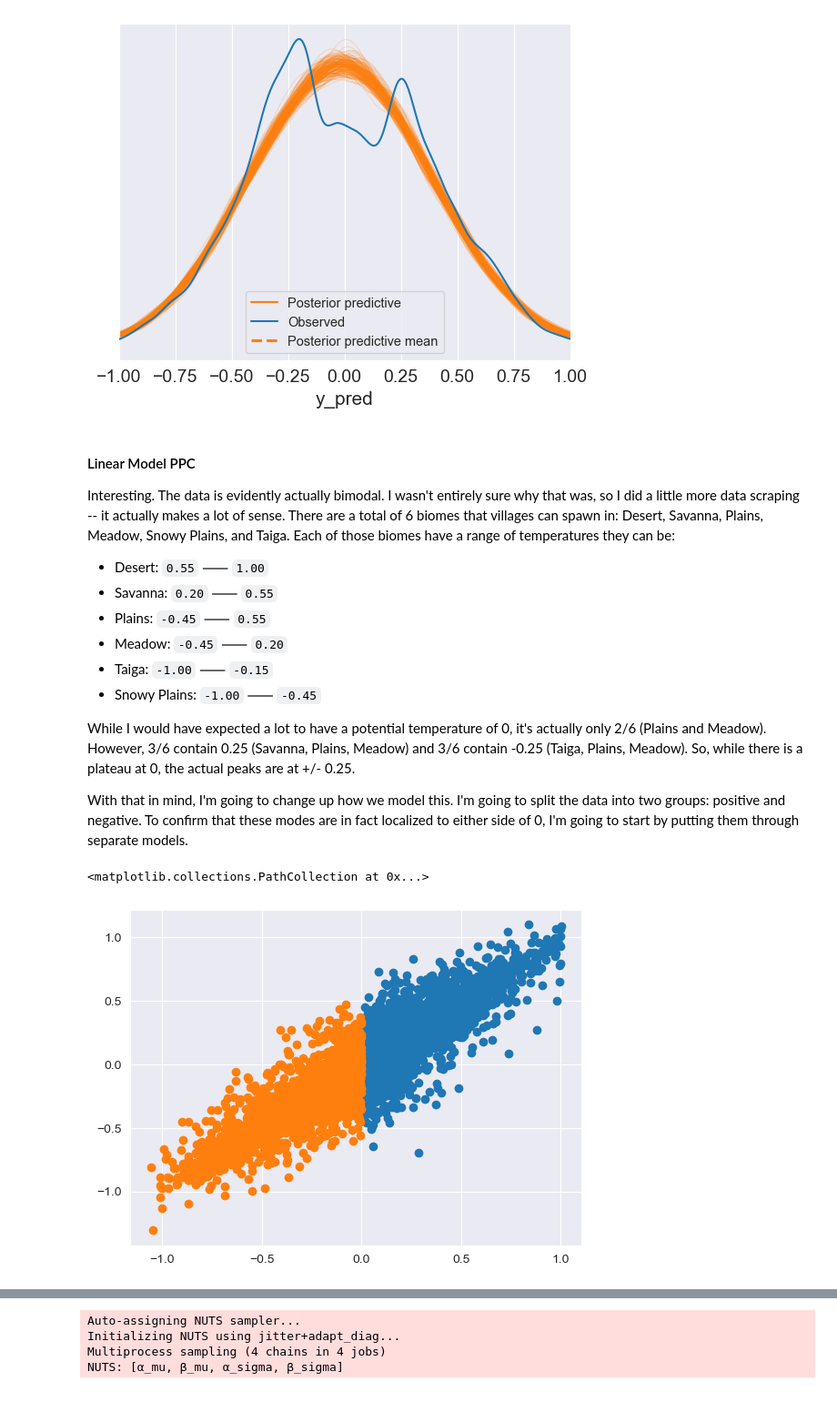
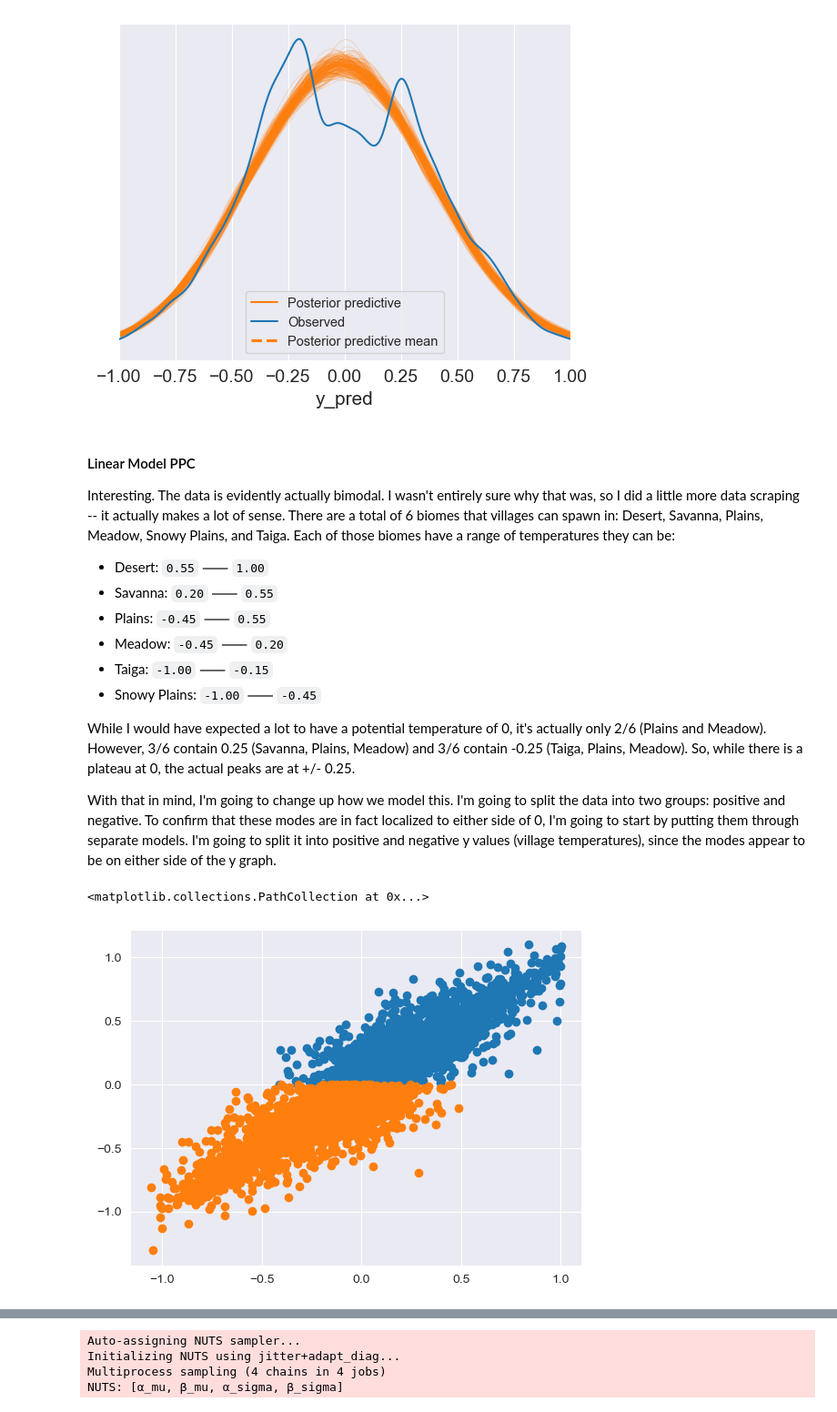
Before and after one commit to MaliciousFiles/data-science-fundamentals, a Jupyter notebook: Unit5/MalcRoalU5proj.ipynb, the cells around one changed output, grey strips where cells are left out. Shown at 91% size. Drawn from its saved outputs; the diff is of its cells as text; code cells hidden in the pictures.

```diff
--- a/Unit5/MalcRoalU5proj.ipynb
+++ b/Unit5/MalcRoalU5proj.ipynb
@@ -105,17 +105,17 @@ Interesting. The data is evidently actually bimodal. I wasn't entirely sure why
 
 While I would have expected a lot to have a potential temperature of 0, it's actually only 2/6 (Plains and Meadow). However, 3/6 contain 0.25 (Savanna, Plains, Meadow) and 3/6 contain -0.25 (Taiga, Plains, Meadow). So, while there is a plateau at 0, the actual peaks are at +/- 0.25.
 
-With that in mind, I'm going to change up how we model this. I'm going to split the data into two groups: positive and negative. To confirm that these modes are in fact localized to either side of 0, I'm going to start by putting them through separate models.
+With that in mind, I'm going to change up how we model this. I'm going to split the data into two groups: positive and negative. To confirm that these modes are in fact localized to either side of 0, I'm going to start by putting them through separate models. I'm going to split it into positive and negative y values (village temperatures), since the modes appear to be on either side of the y graph.
 # %%
 data_split = pd.read_csv('seedscraper_out.csv')
-data_split['isPos'] = pd.Series(["pos" if data_split.temperature[i] > 0 else "neg" for i in range(len(data_split))], dtype="category")
+data_split['isPos'] = pd.Series(["pos" if data_split.villageTemperature[i] > 0 else "neg" for i in range(len(data_split))], dtype="category")
 
 isPos_idx = data_split.isPos.cat.codes
 isPos_codes = data_split.isPos.cat.categories
 isPos_coords = {"isPos": isPos_codes}
 
 plt.scatter(data_split.temperature[data_split.isPos == "pos"], data_split.villageTemperature[data_split.isPos == "pos"])
 plt.scatter(data_split.temperature[data_split.isPos == "neg"], data_split.villageTemperature[data_split.isPos == "neg"])
 # %% [output]
 <matplotlib.collections.PathCollection at 0x...>
-[figure, old version]
+[figure, new version]
```
Also changed, not shown: parts of 12 cells of this notebook.
